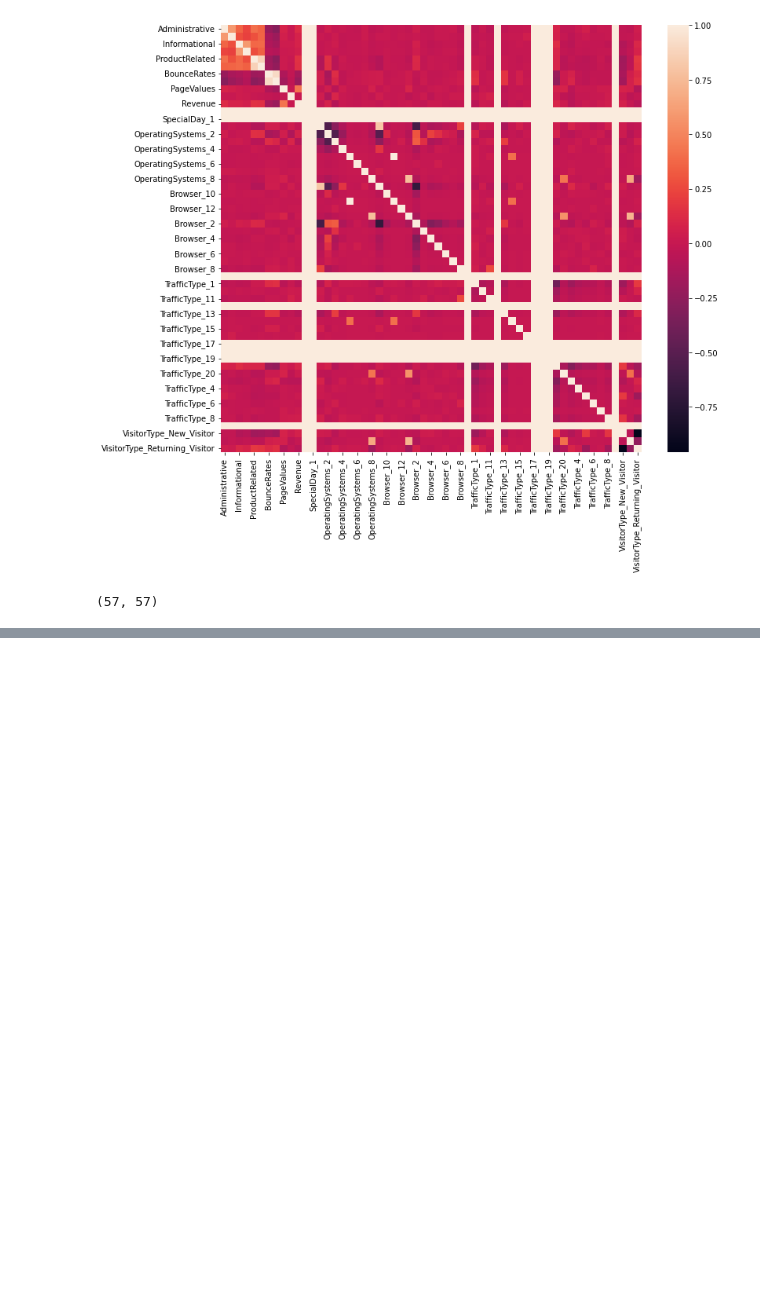
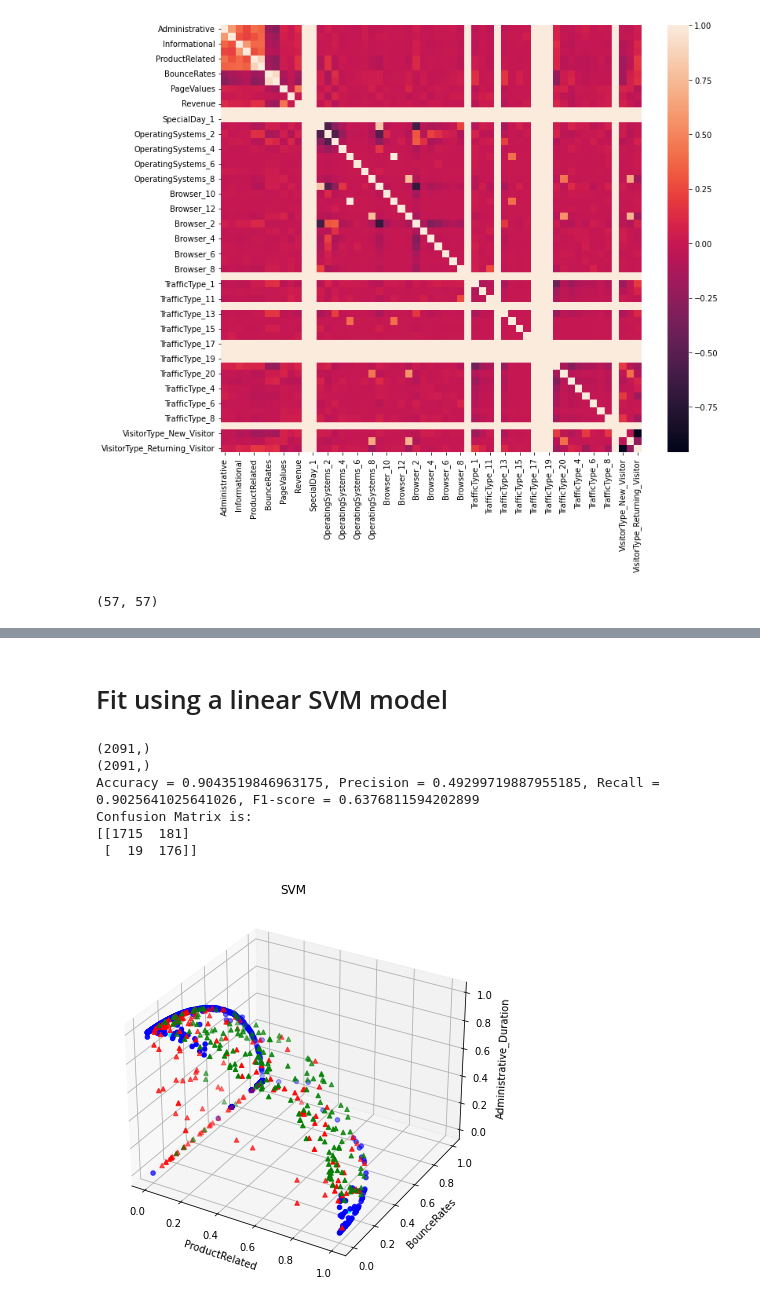
Before and after one commit to adinrh/Online-Shoppers-Purchasing-Intention, a Jupyter notebook: Main_online_shoppers.ipynb, the cells around one changed output, grey strips where cells are left out. Saved outputs shown, nothing was run; the diff lists cells and outputs as text; code cells hidden in the pictures; blank space fills up the shorter version.

```diff
--- a/Main_online_shoppers.ipynb
+++ b/Main_online_shoppers.ipynb
@@ -328,0 +493,21 @@ print(cor.shape)
+# %%
+# This function visualizes the classification output on scatter plot
+# Feature 1 (Interaction Time is used to observe the impact of low ranked feature)
+import matplotlib.pyplot as plt
+from mpl_toolkits import mplot3d
+def visualize_scatter_plot(X, y, yhat, title):
+    loc11=np.where((y>0) & (yhat>0),1,0) #TP
+    loc00=np.where((y==0) & (yhat==0),1,0) #TN
+    loc10=np.where((y>0) & (yhat==0),1,0) #FN
+    loc01=np.where((y==0) & (yhat>0),1,0) #FP
+    fig = plt.figure(figsize = (10, 7))
+    ax = plt.axes(projection ="3d")
+    ax.scatter3D(X[np.where(loc00>0),3],X[np.where(loc00>0),4],X[np.where(loc00>0),1],color='blue', marker='o')
+    ax.scatter3D(X[np.where(loc10>0),3],X[np.where(loc10>0),4],X[np.where(loc10>0),1],color='cyan', marker='o')
+    ax.scatter3D(X[np.where(loc11>0),3],X[np.where(loc11>0),4],X[np.where(loc11>0),1],color='red', marker='^')
+    ax.scatter3D(X[np.where(loc01>0),3],X[np.where(loc01>0),4],X[np.where(loc01>0),1],color='green', marker='^')
+    ax.set_xlabel('ProductRelated')
+    ax.set_ylabel('BounceRates')
+    ax.set_zlabel('Administrative_Duration')
+    plt.title(title)
+    plt.show()
@@ -328,0 +524,28 @@ print(cor.shape)
+# %% [markdown]
+# Fit using a linear SVM model
+# %%
+svmb = LinearSVC(class_weight='balanced', random_state=0).fit(X_train, y_train)
+svm_predb = svmb.predict(X_test)
+print(svm_predb.shape)
+print(y_test.shape)
+
+# metrics
+cmlog = confusion_matrix(y_test,svm_predb)
+acc   = accuracy(y_test,svm_predb)
+rec   = recall(y_test,svm_predb)
+prec  = precision(y_test,svm_predb)
+f1    = f1_score(y_test,svm_predb)
+
+# Print the metrics, display the confusion matrix, and visualize the model
+print(f'Accuracy = {acc}, Precision = {prec}, Recall = {rec}, F1-score = {f1}')
+print('Confusion Matrix is:')
+print(cmlog)
+visualize_scatter_plot(X_test,y_test,svm_predb,'SVM')
+# %% [output]
+(2091,)
+(2091,)
+Accuracy = 0.9043519846963175, Precision = 0.49299719887955185, Recall = 0.9025641025641026, F1-score = 0.6376811594202899
+Confusion Matrix is:
+[[1715  181]
+ [  19  176]]
+[figure, added]
```
Also changed, not shown: parts of 42 cells of this notebook, 6 other files.
